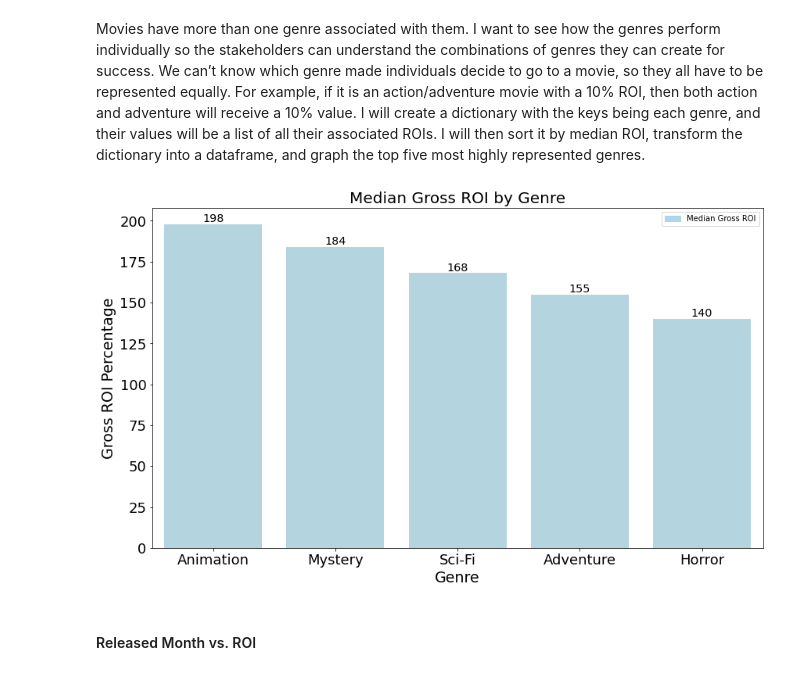
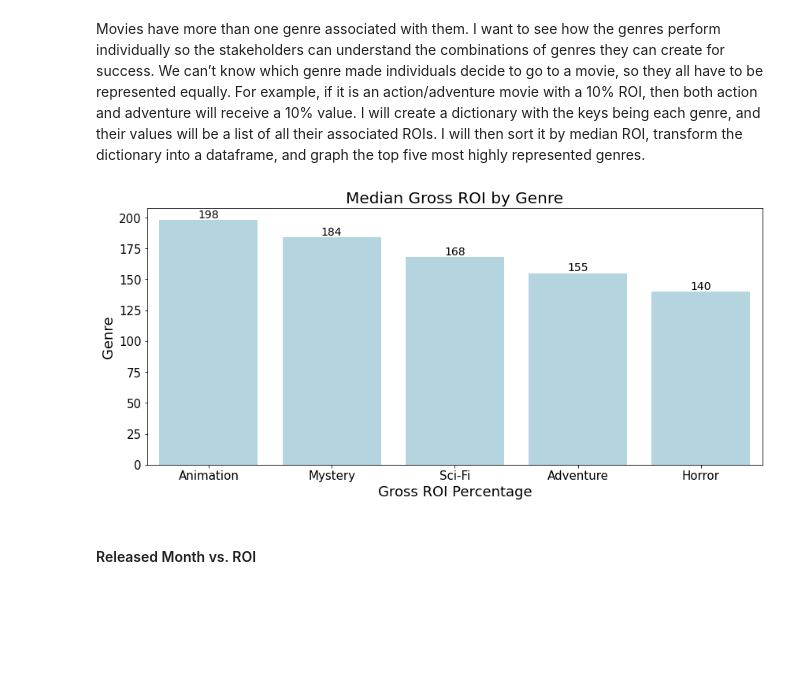
Before and after one commit to johnlocke333/movie_analysis, a Jupyter notebook: notebook.ipynb, the cells around one changed output. Cells and saved outputs as stored; diff of their text form; code cells hidden in the pictures; blank space fills up the shorter version.

Commit message:
created resuable code for rounding and bar graphs

```diff
--- a/notebook.ipynb
+++ b/notebook.ipynb
@@ -461,5 +435,10 @@ genre_roi_df = pd.DataFrame.from_dict(genre_dict.items())
 genre_roi_df.columns = ['genre','gross_roi']
 genre_roi_df = genre_roi_df.head()
 # %%
-#I just want to represent the ROI percentages as whole numbers.
-genre_roi_df['gross_roi'] = genre_roi_df['gross_roi'].apply(lambda x: round(x))
+#I just want to represent the ROI percentages as whole numbers. Will be using this for all three EDA graphs so I
+#will create a reusable function.
+def round_percent(df):
+
+    '''Will take in a dataframe (df) and change the ROI percent to a whole number'''
+
+    df['gross_roi'] = df['gross_roi'].apply(lambda x: round(x))
@@ -466,32 +447,28 @@ genre_roi_df['gross_roi'] = genre_roi_df['gross_roi'].apply(lambda x: round(x))
 # %%
 #The bar graph will be created by using genre for the x axis and gross roi for the y axis.
-plt.figure(figsize=(14, 8))
+def bar_graph(x,y,df,title,xlabel,ylabel):
 
-ax1 = sns.barplot(x="genre",  y='gross_roi', data=genre_roi_df, color='lightblue')
+    plt.figure(figsize=(14, 6))
 
+    ax1 = sns.barplot(x=x,  y=y, data=df, color='lightblue')
 
-# add legend
-bar = mpatches.Patch(color='lightblue', label='Median Gross ROI')
-plt.legend(handles=[bar])
+    ax1.bar_label(ax1.containers[0],size=14)
+    # show the graph
 
-for index, row in genre_roi_df.iterrows():
-    ax1.text(row.name, row['gross_roi'], row['gross_roi'], color='black', ha="center",
-             fontsize='x-large',va='bottom')
-
-# show the graph
-plt.title("Median Gross ROI by Genre",fontsize=20)
-plt.xlabel('Genre',fontsize=19)
-plt.ylabel('Gross ROI Percentage',fontsize=19)
-plt.tick_params(axis='x',labelsize=18)
-plt.tick_params(axis='y',labelsize=18)
-plt.show()
-
+    plt.title('Median Gross ROI by ' + title,fontsize=20)
+    plt.xlabel(xlabel,fontsize=18)
+    plt.ylabel(ylabel,fontsize=18)
+    plt.tick_params(axis='y',labelsize=15)
+    plt.tick_params(axis='x',labelsize=15)
+    plt.show()
 
 #Used stackoverflow example to see how to do the labeling on the bar graph as well as the legend.
 #(https://stackoverflow.com/questions/43214978/how-to-display-custom-values-on-a-bar-plot)
 #(https://stackoverflow.com/questions/65272126/seaborn-how-to-add-legend-to-seaborn-barplot)
-# %% [output]
-[figure, removed]
+# %%
+bar_graph('genre','gross_roi', genre_roi_df, 'Genre', 'Gross ROI Percentage', 'Genre')
+# %% [output]
+[figure, added]
 # %% [markdown]
 #### Released Month vs. ROI
 # %% [markdown]
```
Also changed, not shown: parts of 14 cells of this notebook.
